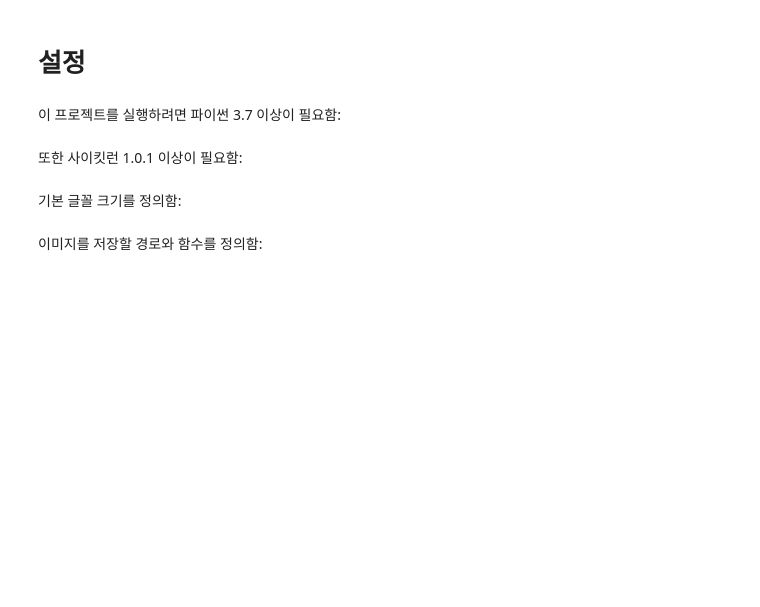
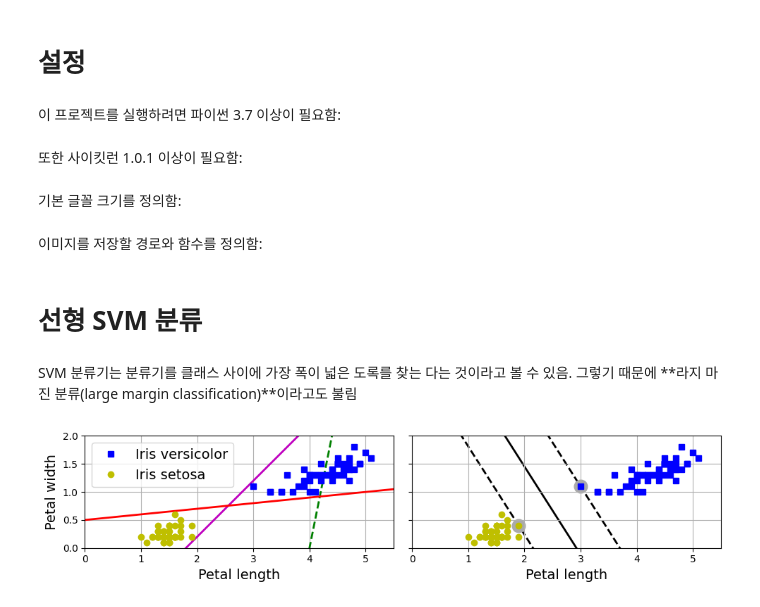
Before and after one commit to doyeon789/Study-AI, a Jupyter notebook: Hands-On ML3 Practice/05_support_vector_machines/05_support_vector_machines.ipynb, the cells around one changed output. Cells and saved outputs as stored; diff of their text form; code cells hidden in the pictures; blank space fills up the shorter version.

```diff
--- a/Hands-On ML3 Practice/05_support_vector_machines/05_support_vector_machines.ipynb
+++ b/Hands-On ML3 Practice/05_support_vector_machines/05_support_vector_machines.ipynb
@@ -30,7 +34,7 @@ plt.rc('ytick', labelsize=10)
 # %%
 from pathlib import Path
 
-IMAGES_PATH = Path() / "images" / "training_linear_models"
+IMAGES_PATH = Path() / "images" / "svm"
 IMAGES_PATH.mkdir(parents=True, exist_ok=True)
 
 def save_fig(fig_id, tight_layout=True, fig_extension="png", resolution=300):
@@ -38,3 +42,79 @@ def save_fig(fig_id, tight_layout=True, fig_extension="png", resolution=300):
     if tight_layout:
         plt.tight_layout()
     plt.savefig(path, format=fig_extension, dpi=resolution)
+# %% [markdown]
+# 선형 SVM 분류
+# %% [markdown]
+SVM 분류기는 분류기를 클래스 사이에 가장 폭이 넓은 도록를 찾는 다는 것이라고 볼 수 있음. 그렇기 때문에 **라지 마진 분류(large margin classification)**이라고도 불림
+# %%
+import matplotlib.pyplot as plt
+import numpy as np
+from sklearn.svm import SVC
+from sklearn import datasets
+
+iris = datasets.load_iris(as_frame=True)
+X = iris.data[["petal length (cm)", "petal width (cm)"]].values
+y = iris.target
+
+setosa_or_versicolor = (y == 0) | (y == 1)
+X = X[setosa_or_versicolor]
+y = y[setosa_or_versicolor]
+
+# SVM 분류 모델
+svm_clf = SVC(kernel="linear", C=10**9)
+svm_clf.fit(X, y)
+
+# 나쁜 모델
+x0 = np.linspace(0, 5.5, 200)
+pred_1 = 5 * x0 - 20
+pred_2 = x0 - 1.8
+pred_3 = 0.1 * x0 + 0.5
+
+def plot_svc_decision_boundary(svm_clf, xmin, xmax):
+    w = svm_clf.coef_[0]
+    b = svm_clf.intercept_[0]
+
+    # 결정 경계에서, w0*x0 + w1*x1 + b = 0
+    # => x1 = -w0/w1 * x0 - b/w1
+    x0 = np.linspace(xmin, xmax, 200)
+    decision_boundary = -w[0] / w[1] * x0 - b / w[1]
+
+    margin = 1/w[1]
+    gutter_up = decision_boundary + margin
+    gutter_down = decision_boundary - margin
+    svs = svm_clf.support_vectors_
+
+    plt.plot(x0, decision_boundary, "k-", linewidth=2, zorder=-2)
+    plt.plot(x0, gutter_up, "k--", linewidth=2, zorder=-2)
+    plt.plot(x0, gutter_down, "k--", linewidth=2, zorder=-2)
+    plt.scatter(svs[:, 0], svs[:, 1], s=180, facecolors='#AAA',
+                zorder=-1)
+
+fig, axes = plt.subplots(ncols=2, figsize=(10, 2.7), sharey=True)
+
+plt.sca(axes[0])
+plt.plot(x0, pred_1, "g--", linewidth=2)
+plt.plot(x0, pred_2, "m-", linewidth=2)
+plt.plot(x0, pred_3, "r-", linewidth=2)
+plt.plot(X[:, 0][y==1], X[:, 1][y==1], "bs", label="Iris versicolor")
+plt.plot(X[:, 0][y==0], X[:, 1][y==0], "yo", label="Iris setosa")
+plt.xlabel("Petal length")
+plt.ylabel("Petal width")
+plt.legend(loc="upper left")
+plt.axis([0, 5.5, 0, 2])
+plt.gca().set_aspect("equal")
+plt.grid()
+
+plt.sca(axes[1])
+plot_svc_decision_boundary(svm_clf, 0, 5.5)
+plt.plot(X[:, 0][y==1], X[:, 1][y==1], "bs")
+plt.plot(X[:, 0][y==0], X[:, 1][y==0], "yo")
+plt.xlabel("Petal length")
+plt.axis([0, 5.5, 0, 2])
+plt.gca().set_aspect("equal")
+plt.grid()
+
+save_fig("large_margin_classification_plot")
+plt.show()
+# %% [output]
+[figure, added]
```
Also changed, not shown: parts of 3 cells of this notebook, 2 other files.
